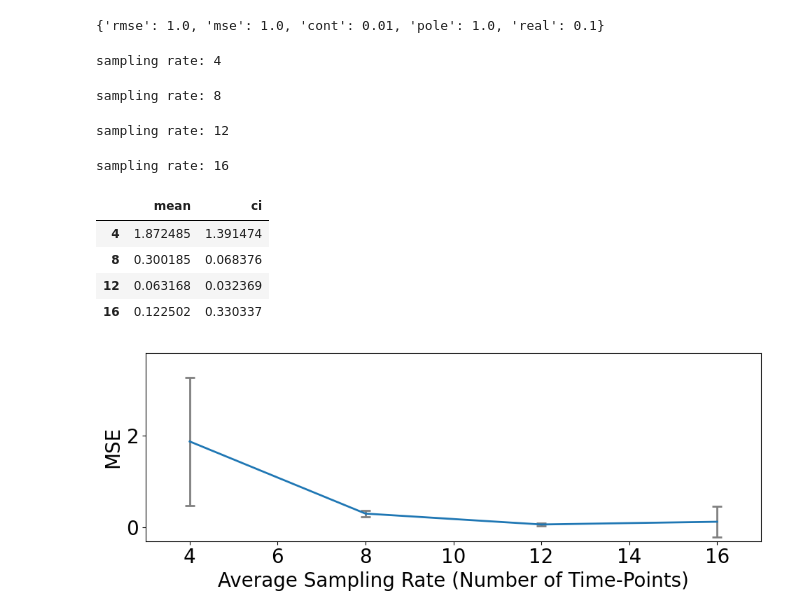
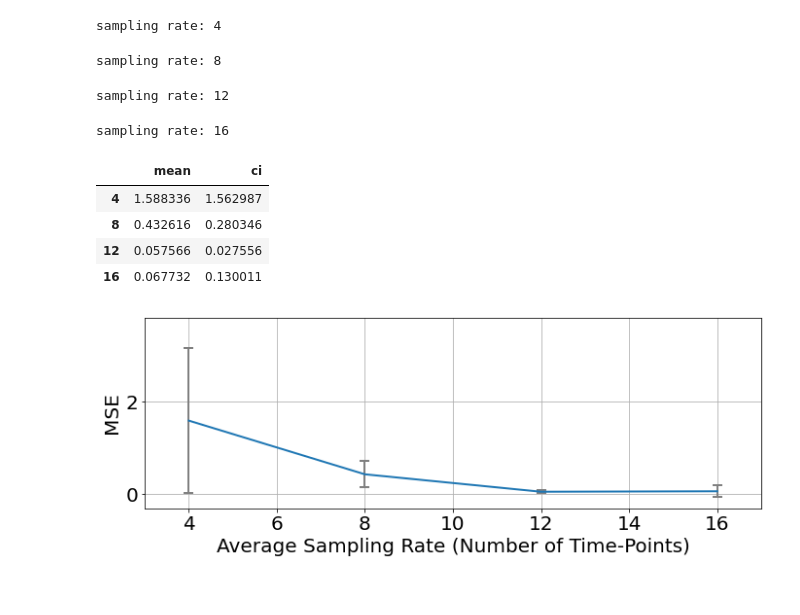
Before and after one commit to yvchao/tphenotype, a Jupyter notebook: notebooks/appendix/impact_of_sampling_rate.ipynb, the cells around one changed output. Saved outputs shown, nothing was run; the diff lists cells and outputs as text; code cells hidden in the pictures.

```diff
--- a/notebooks/appendix/impact_of_sampling_rate.ipynb
+++ b/notebooks/appendix/impact_of_sampling_rate.ipynb
@@ -74,32 +74,8 @@ def gen_data(T,n=1000, seed=0):
         'fn_type': fn_type,
     }
     return dataset
-# %%
-# model configuration
-net_config = {
-    'num_poles':4, # number of poles
-    'max_degree':1, # maximum degree of poles
-    'hidden_size':10, # number of hidden units in neural networks
-    'num_layers':1, # number of layers in MLP of the encoder (1 layer RNN + n layer MLP)
-    'pole_separation': 1.0, # minimum distance between distinct poles
-    'freq_scaler': 20, # scale up the imaginary part to help learning
-    'window_size': None, # whether or not to include time delay terms
-    'equivariant_embed': True, # whether or not to sort the poles (useless during training)
-}
-
-loss_weights = {
-    'rmse': 1.0, # regression loss
-    'mse': 1.0,
-    'cont': 0.01, # minimize used components
-    'pole': 1.0, # seperation of poles
-    'real': 0.1, # only generate real function (penalty for imaginary part)
-}
 # %%
 import pandas as pd
-# %%
-loss_weights
-# %% [output]
-{'rmse': 1.0, 'mse': 1.0, 'cont': 0.01, 'pole': 1.0, 'real': 0.1}
 # %%
 def sampling_rate_impact(sampling_rates, n_trial=5, seed=0, epochs=50):
     df=pd.DataFrame()
@@ -162,10 +139,10 @@ sampling rate: 16
 df
 # %% [output]
 |  | mean | ci |
-| 4 | 1.872485 | 1.391474 |
-| 8 | 0.300185 | 0.068376 |
-| 12 | 0.063168 | 0.032369 |
-| 16 | 0.122502 | 0.330337 |
+| 4 | 1.588336 | 1.562987 |
+| 8 | 0.432616 | 0.280346 |
+| 12 | 0.057566 | 0.027556 |
+| 16 | 0.067732 | 0.130011 |
 # %%
 SMALL_SIZE = 20
 MEDIUM_SIZE = 20
@@ -181,14 +158,14 @@ plt.rc('figure', titlesize=BIGGER_SIZE)  # fontsize of the figure title
 # %%
 fig, ax = plt.subplots(figsize=(10,4))
 df.plot(y='mean', yerr='ci',label='Mean',ax=ax, ecolor='gray', lw=2, capsize=5, capthick=2,legend=False)
 ax.set_xlabel(r'Average Sampling Rate (Number of Time-Points)')
 ax.set_ylabel('MSE')
 ax.set_ylim([-0.3,3.8])
 ax.set_xlim([3,17])
 #ax.hlines(0,3,17,colors='gray',linestyle='dashed')
-#ax.grid(True)
+ax.grid(True)
 fig.tight_layout()
 os.makedirs('figures', exist_ok=True)
 fig.savefig('figures/sampling_rate_impact.pdf')
 # %% [output]
-[figure, old version]
+[figure, new version]
```
Also changed, not shown: parts of 1 cell of this notebook, 5 other files.
